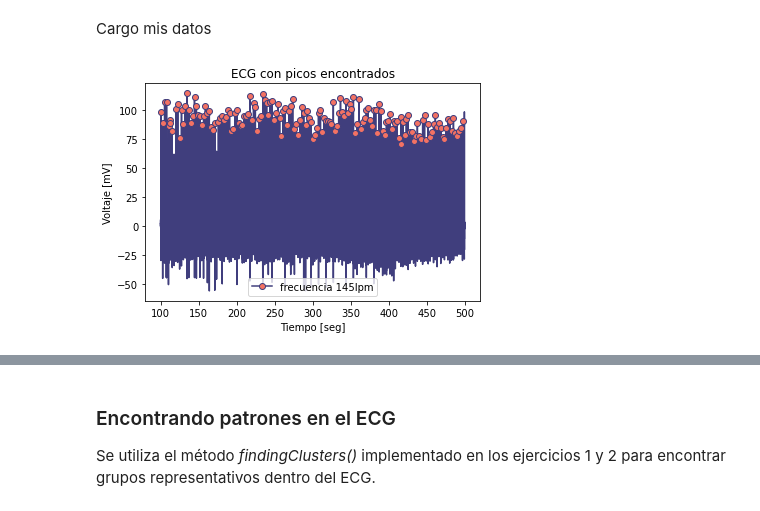
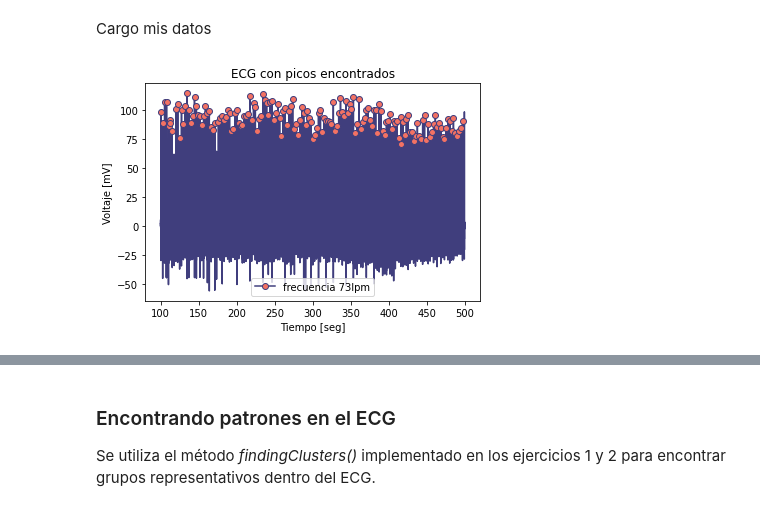
Before and after one commit to lucasbaldezzari/CursoAADoc, a Jupyter notebook: Actividades/TP1/Ejercicio 3 - TP 1 - AADoc.ipynb, the cells around one changed output, grey strips where cells are left out. Saved outputs shown, nothing was run; the diff lists cells and outputs as text; code cells hidden in the pictures.

```diff
--- a/Actividades/TP1/Ejercicio 3 - TP 1 - AADoc.ipynb
+++ b/Actividades/TP1/Ejercicio 3 - TP 1 - AADoc.ipynb
@@ -30,37 +28,33 @@ params = loadParams("atributosECG-TP1.txt") #
 # %%
 #Starting point
 fm = 360.
 
 #filtering the signal
 filteredECG = notch(ecg, removeFrec = 50., fm = fm)
 filteredECG = pasaBanda(filteredECG, lfrec = 2., hfrec = 45., order = 4, fm = fm)
 
 #select a window
 window = 1. #seg
 
 #select time for cut the ECG signal
 iniTime = 100. #secs
 finalTime = 500. #secs
 
 shortECG = filteredECG[int(iniTime*fm):int(finalTime*fm)]
 
-# plot a piece of ECG
-# plotECG(shortECG, fm = 360., iniTime = iniTime, finalTime = finalTime,
-#         title = "ECG", savePlots = False, folder = "figs")
-
 std = np.std(filteredECG)
 threshold = 7*std #selecciono un umbral de 7 veces el std de la señal (¿por qué?, no hay por que :D )
 #La selección del umbral fue realizada arbitrariamente.
 
-peaks, indexes, avg = peakDetection(shortECG, window = 1.0, threshold = threshold,
+peaks, indexes, avg = peakDetectionv2(shortECG, window = 1.0, threshold = threshold,
                                fm = fm, startingIndex = int(iniTime*fm))
 
 #Plot the EEG with peak markers
 plotECG(shortECG, fm = 360., iniTime = iniTime, finalTime = finalTime,
         markers = indexes, label = f"frecuencia {int(avg)}lpm",
         title = "ECG con picos encontrados", savePlots = True, folder = "figs")
 # %% [output]
-[figure, old version]
+[figure, new version]
 # %% [markdown]
 #### Implementación
 
```
Also changed, not shown: parts of 4 cells of this notebook, 54 other files.
